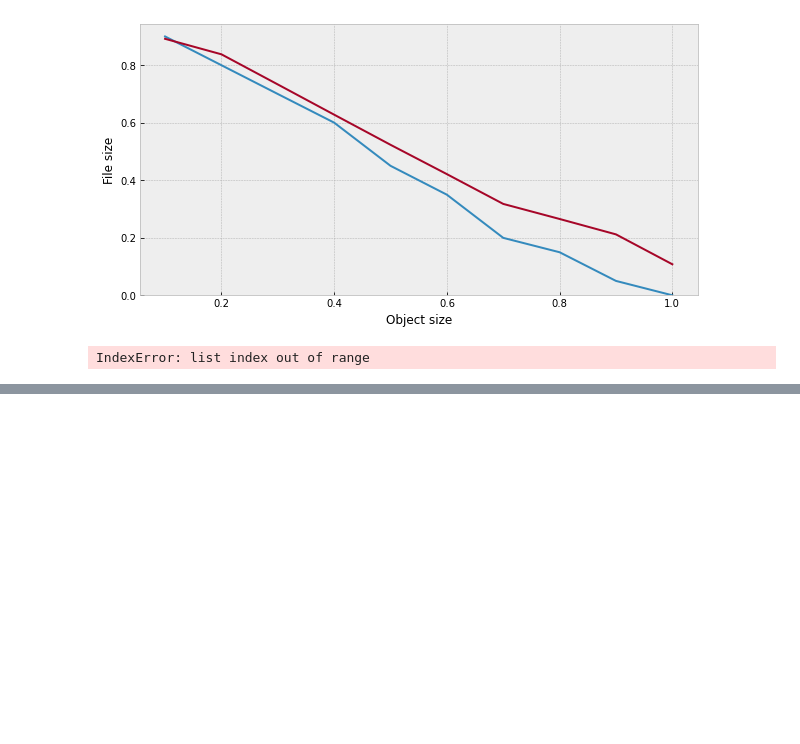
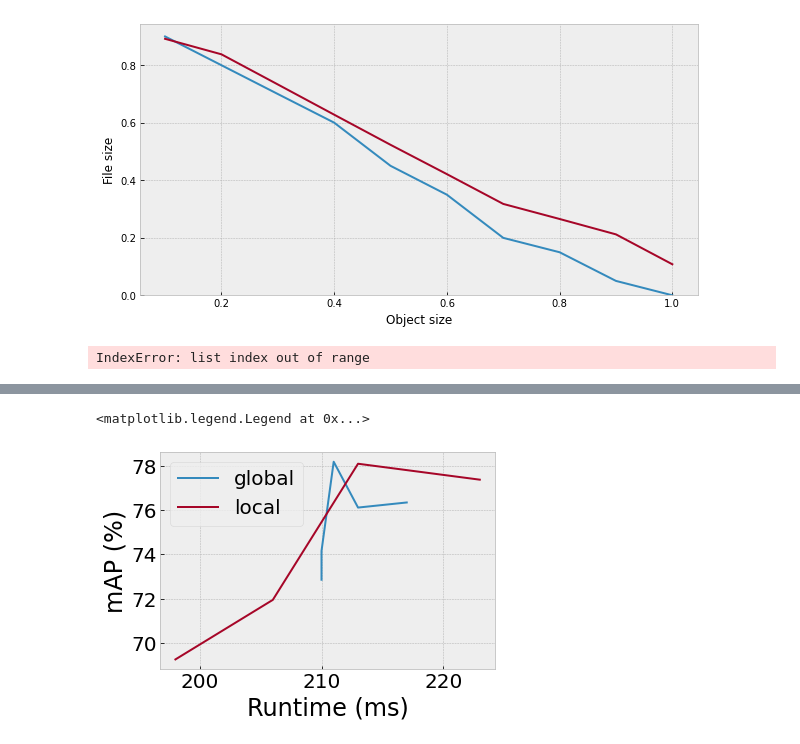
Before and after one commit to KuntaiDu/AccMPEG, a Jupyter notebook: visualize.ipynb, the cells around one changed output, grey strips where cells are left out. Cells and saved outputs as stored; diff of their text form; code cells hidden in the pictures; blank space fills up the shorter version.

```diff
--- a/visualize.ipynb
+++ b/visualize.ipynb
@@ -218,0 +250,19 @@ plt.scatter(range(len(size2)), size2)
+# %%
+import matplotlib.pyplot as plt
+plt.style.use("bmh")
+
+plt.rcParams["font.size"]=20
+
+global_agg = [[210,210,211,213,217], [72.86, 74.16, 78.19, 76.12, 76.35]]
+local_agg = [[198,206,213,223], [69.26, 71.95, 78.10, 77.38]]
+
+fig, ax = plt.subplots()
+
+ax.plot(global_agg[0], global_agg[1], label='global')
+ax.plot(local_agg[0], local_agg[1], label='local')
+ax.set_xlabel('Runtime (ms)')
+ax.set_ylabel('mAP (%)')
+ax.legend()
+# %% [output]
+<matplotlib.legend.Legend at 0x...>
+[figure, added]
```
Also changed, not shown: parts of 7 cells of this notebook, 18 other files.
